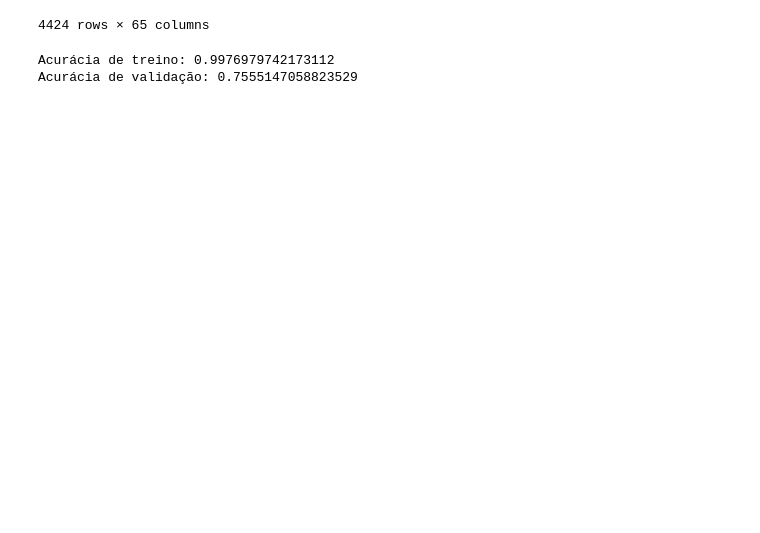
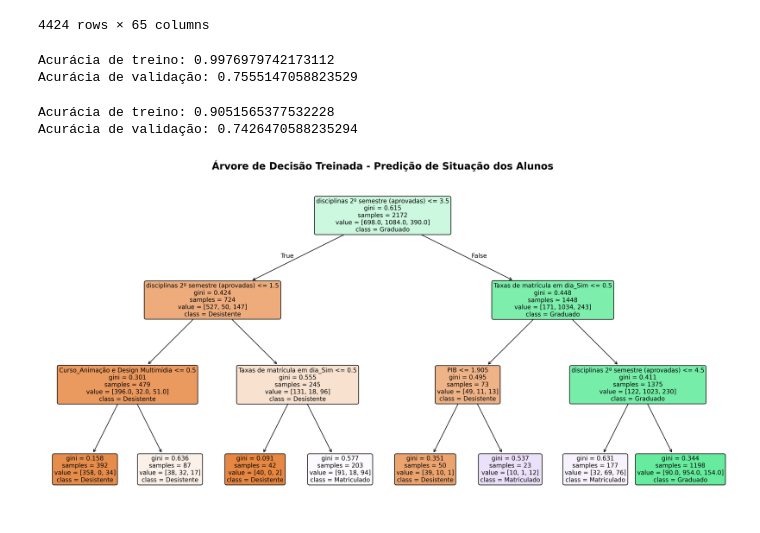
Before and after one commit to Vagnerkrg/class-dados-com-ml, a Jupyter notebook: multiclasse.ipynb, the cells around one changed output. Drawn from its saved outputs; the diff is of its cells as text; code cells hidden in the pictures; blank space fills up the shorter version.

Commit message:
feat: implementa e visualiza modelo de arvore de decisao

```diff
--- a/multiclasse.ipynb
+++ b/multiclasse.ipynb
@@ -246,3 +246,38 @@ print(f'Acurácia de validação: {modelo_rf.score(X_val, y_val)}')
 # %% [output]
 Acurácia de treino: 0.9976979742173112
 Acurácia de validação: 0.7555147058823529
+# %%
+modelo_rf = RandomForestClassifier(random_state=0, max_depth=10)
+modelo_rf.fit(X_treino, y_treino)
+y_pred = modelo_rf.predict(X_val)
+print(f'Acurácia de treino: {modelo_rf.score(X_treino, y_treino)}')
+print(f'Acurácia de validação: {modelo_rf.score(X_val, y_val)}')
+# %% [output]
+Acurácia de treino: 0.9051565377532228
+Acurácia de validação: 0.7426470588235294
+# %%
+import matplotlib.pyplot as plt
+from sklearn.tree import DecisionTreeClassifier, plot_tree
+
+# 1. Cria e inicializa o classificador de Árvore de Decisão
+# max_depth=3 limita a árvore a 3 níveis para que a visualização fique legível
+modelo_arvore = DecisionTreeClassifier(max_depth=3, random_state=0)
+
+# 2. Treina o modelo com os dados de treino dos estudantes
+modelo_arvore.fit(X_treino, y_treino)
+
+# 3. Configura a renderização visual da árvore igual ao esquema conceitual
+plt.figure(figsize=(20, 10), dpi=300)
+plot_tree(
+    modelo_arvore,
+    feature_names=X_treino.columns.tolist(),  # Exibe o nome das perguntas/colunas nos nós
+    class_names=modelo_arvore.classes_.tolist(),  # Exibe a classe prevista nas folhas
+    filled=True,  # Pinta os nós com cores para indicar a classe predominante
+    rounded=True,  # Deixa as bordas dos nós arredondadas
+    fontsize=10
+)
+
+plt.title("Árvore de Decisão Treinada - Predição de Situação dos Alunos", fontsize=16, fontweight='bold')
+plt.show()
+# %% [output]
+[figure, added]
```
